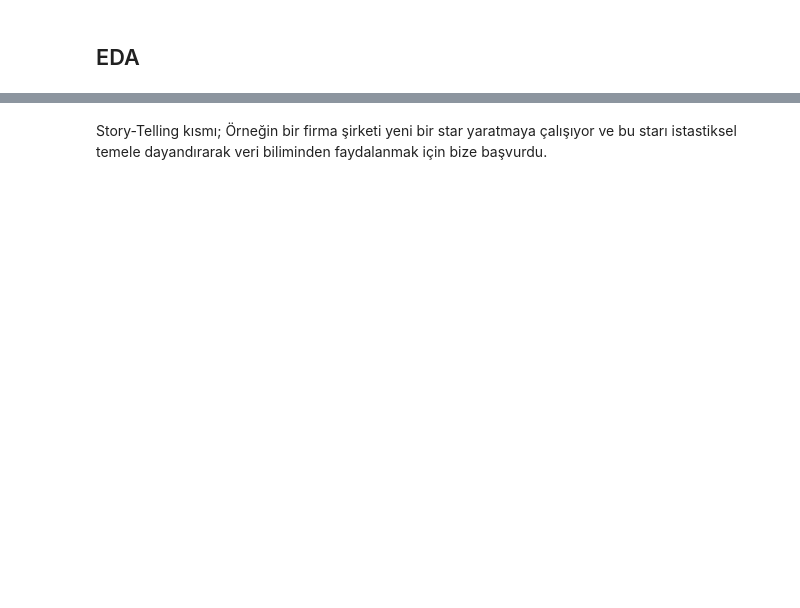
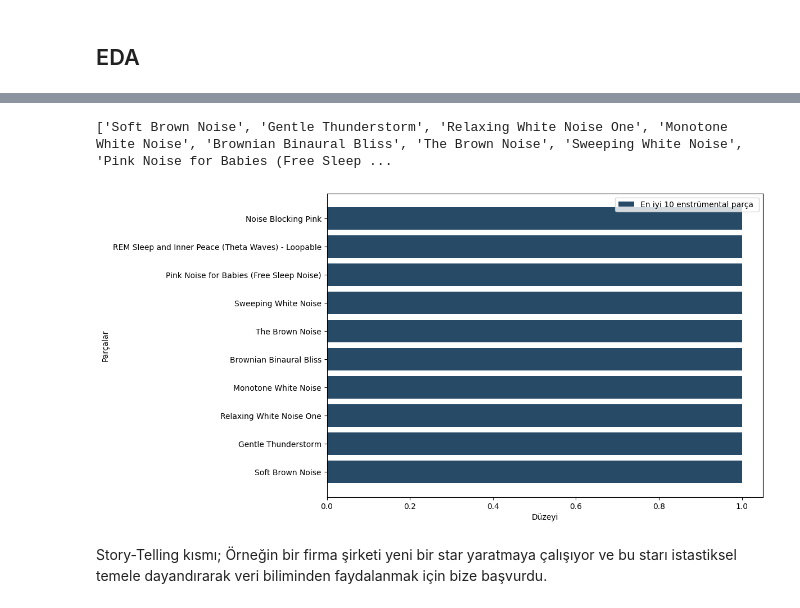
Before and after one commit to Yusuf-Cizlasmak/Exploratory-Data-Analysis, a Jupyter notebook: Spotify/Spotify.ipynb, the cells around one changed output, grey strips where cells are left out. Saved outputs shown, nothing was run; the diff lists cells and outputs as text; code cells hidden in the pictures; blank space fills up the shorter version.

```diff
--- a/Spotify/Spotify.ipynb
+++ b/Spotify/Spotify.ipynb
@@ -148,3 +232,33 @@ PopularBarPlot(data,6)
+# %%
+def BarPlot(data,degisken,n,color):
+    """datanızı temsil ederken , degisken: datadaki hangi sutunda gösterileceğini temsil eder ,n ise topN temsil etmektedir. En popüler kaç ismi görmek istersiniz gibi.
+     color ise color kodunu giriniz. """
+
+    mostPopular=data[degisken].sort_values(ascending=False)
+
+    x=list(mostPopular.index[:n])
+    y=list(mostPopular.values[:n])
+
+    name=[]
+    for i in x:
+        name.append(data.loc[i,'track_name'])
+
+    print(name)
+    plt.figure(figsize=(10,7))
+    plt.barh(name,y,label='En iyi 10 enstrümental parça ',color=color)
+    plt.ylabel('Parçalar')
+    plt.xlabel('Düzeyi')
+
+    plt.legend()
+    plt.show()
+
+
+
+#En iyi 10 enstrümental parça
+BarPlot(data,'instrumentalness',10,'#274A66')#data,degiskenAdı,TopN,color kodu şeklinde girilmelidir.
+# %% [output]
+['Soft Brown Noise', 'Gentle Thunderstorm', 'Relaxing White Noise One', 'Monotone White Noise', 'Brownian Binaural Bliss', 'The Brown Noise', 'Sweeping White Noise', 'Pink Noise for Babies (Free Sleep ...
+[figure, added]
 # %% [markdown]
 Story-Telling kısmı;
 Örneğin bir firma şirketi yeni bir star yaratmaya çalışıyor ve bu starı istastiksel temele dayandırarak veri biliminden faydalanmak için bize başvurdu.
```
Also changed, not shown: parts of 9 cells of this notebook, 1 other file.
